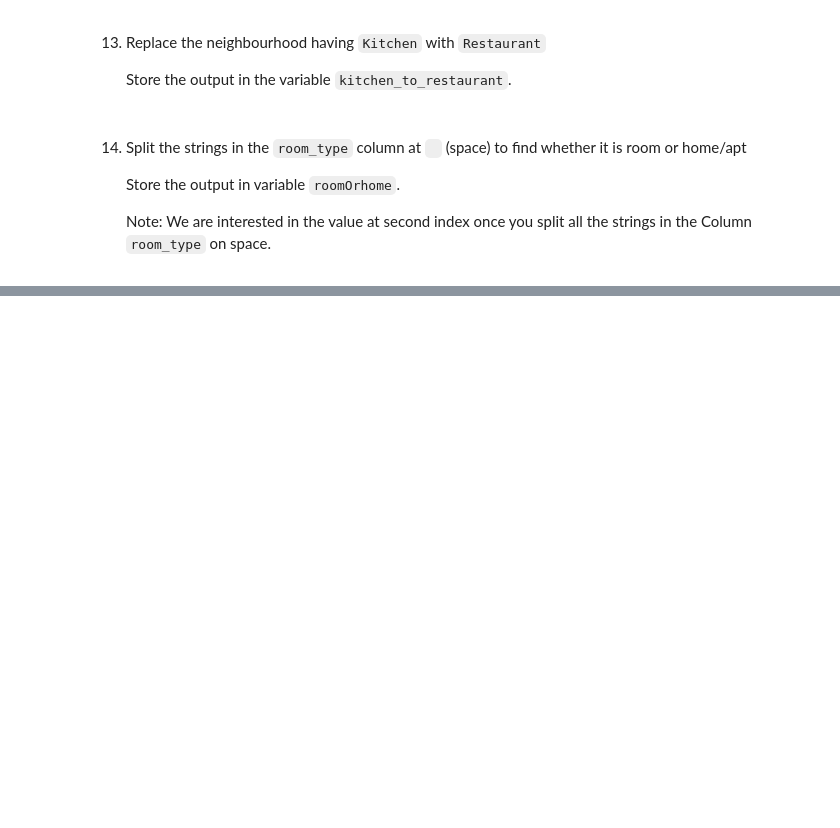
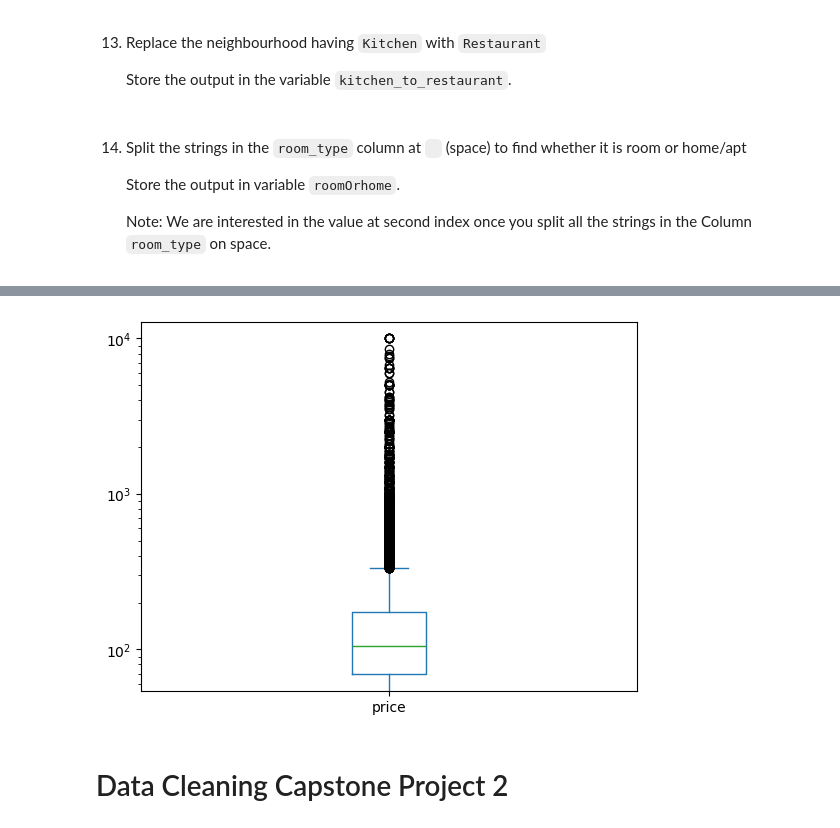
Before and after one commit to DVadeus/Data-Analysis, a Jupyter notebook: 3 Data Cleaning Pandas.ipynb, the cells around one changed output, grey strips where cells are left out. Drawn from its saved outputs; the diff is of its cells as text; code cells hidden in the pictures; blank space fills up the shorter version.

```diff
--- a/3 Data Cleaning Pandas.ipynb
+++ b/3 Data Cleaning Pandas.ipynb
@@ -2332,0 +2409,6 @@ roomOrhome = df['room_type'].str.split()
+# %%
+df_Price = df.copy()
+Price_plot = df_Price['price'].plot(kind='box')
+Price_plot.set_yscale('log')
+# %% [output]
+[figure, added]
@@ -2332,0 +2422,2 @@ roomOrhome = df['room_type'].str.split()
+# %% [markdown]
+# Data Cleaning Capstone Project 2
```
Also changed, not shown: parts of 71 cells of this notebook, 1 other file.
